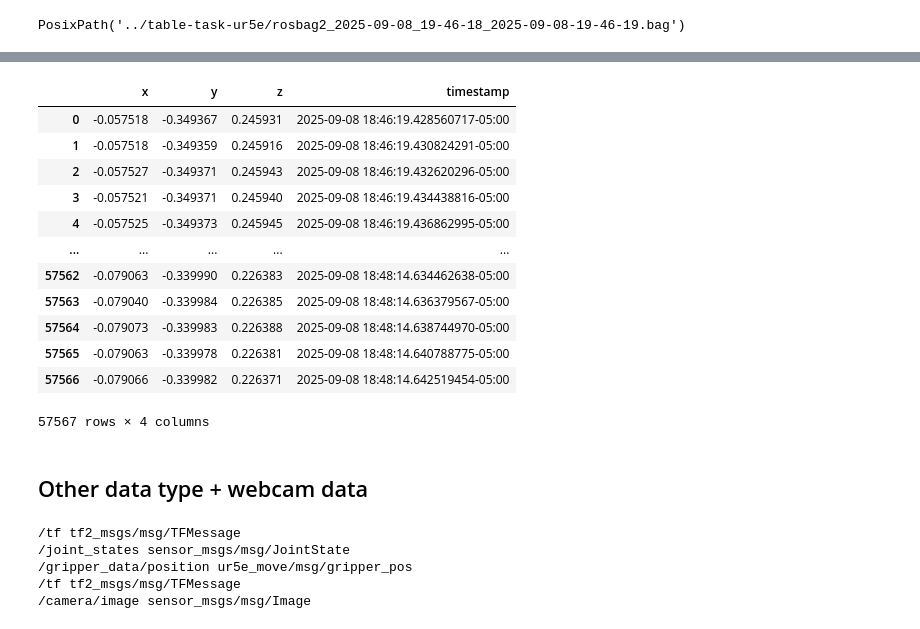
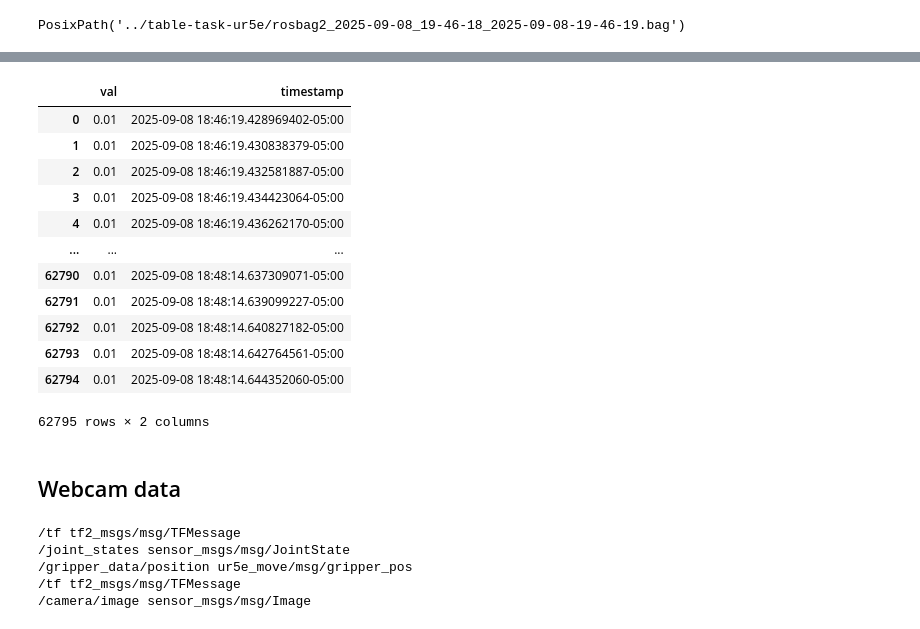
Before and after one commit to AlexanderHIth/temporaryforLSTMTesting, a Jupyter notebook: explore-ur5e-table-task.ipynb, the cells around one changed output, grey strips where cells are left out. Drawn from its saved outputs; the diff is of its cells as text; code cells hidden in the pictures.

```diff
--- a/explore-ur5e-table-task.ipynb
+++ b/explore-ur5e-table-task.ipynb
@@ -44,25 +45,41 @@ bagfile
 # %% [output]
 PosixPath('../table-task-ur5e/rosbag2_2025-09-08_19-46-18_2025-09-08-19-46-19.bag')
 # %%
-def extract_eef_tf_data_from_rosbag(bagfile):
+def extract_eef_data_from_rosbag(bagfile):
     tf = {"x": [], "y": [], "z": [], "timestamp": []}
+    gripper = {"val": [], "timestamp": []}
 
     # Create a type store to use if the bag has no message definitions.
     typestore = get_typestore(Stores.ROS1_NOETIC)
 
     # Create reader instance and open for reading.
     with AnyReader([bagfile], default_typestore=typestore) as reader:
-        connections = [x for x in reader.connections if x.topic == '/imu_raw/Imu']
+        connections = [x for x in reader.connections if x.topic == "/imu_raw/Imu"]
         for connection, timestamp, rawdata in reader.messages(connections=connections):
             msg = reader.deserialize(rawdata, connection.msgtype)
             # print(msg.header.frame_id
             if connection.msgtype == "tf2_msgs/msg/TFMessage":
-                if msg.transforms[0].child_frame_id == "tool0_controller" and msg.transforms[0].header.frame_id == "base":
+                if (
+                    msg.transforms[0].child_frame_id == "tool0_controller"
+                    and msg.transforms[0].header.frame_id == "base"
+                ):
                     tf["x"].append(msg.transforms[0].transform.translation.x)
                     tf["y"].append(msg.transforms[0].transform.translation.y)
                     tf["z"].append(msg.transforms[0].transform.translation.z)
                     # tf["timestamp"].append(pd.to_datetime(timestamp, utc=True).tz_localize("UTC").tz_convert("EST"))
-                    tf["timestamp"].append(pd.to_datetime(timestamp, utc=True).tz_convert("EST"))
+                    tf["timestamp"].append(
+                        pd.to_datetime(timestamp, utc=True).tz_convert("EST")
+                    )
+
+            if connection.msgtype == "ur5e_move/msg/gripper_pos":
+                gripper["val"].append(msg.gripper_pos)
+                gripper["timestamp"].append(
+                    pd.to_datetime(timestamp, utc=True).tz_convert("EST")
+                )
 
     tf_df = pd.DataFrame(tf)
-    return tf_df
+    gripper_df = pd.DataFrame(gripper)
+    gripper_df["val"] = gripper_df["val"].apply(lambda elem: elem / 100)
+    return tf_df, gripper_df
+# %%
+tf_df, gripper_df = extract_eef_data_from_rosbag(bagfile)
@@ -69,22 +102,21 @@ def extract_eef_tf_data_from_rosbag(bagfile):
 # %%
-tf_df = extract_eef_tf_data_from_rosbag(bagfile)
-tf_df
+gripper_df
 # %% [output]
-|  | x | y | z | timestamp |
-| 0 | -0.057518 | -0.349367 | 0.245931 | 2025-09-08 18:46:19.428560717-05:00 |
-| 1 | -0.057518 | -0.349359 | 0.245916 | 2025-09-08 18:46:19.430824291-05:00 |
-| 2 | -0.057527 | -0.349371 | 0.245943 | 2025-09-08 18:46:19.432620296-05:00 |
-| 3 | -0.057521 | -0.349371 | 0.245940 | 2025-09-08 18:46:19.434438816-05:00 |
-| 4 | -0.057525 | -0.349373 | 0.245945 | 2025-09-08 18:46:19.436862995-05:00 |
-| ... | ... | ... | ... | ... |
-| 57562 | -0.079063 | -0.339990 | 0.226383 | 2025-09-08 18:48:14.634462638-05:00 |
-| 57563 | -0.079040 | -0.339984 | 0.226385 | 2025-09-08 18:48:14.636379567-05:00 |
-| 57564 | -0.079073 | -0.339983 | 0.226388 | 2025-09-08 18:48:14.638744970-05:00 |
-| 57565 | -0.079063 | -0.339978 | 0.226381 | 2025-09-08 18:48:14.640788775-05:00 |
-| 57566 | -0.079066 | -0.339982 | 0.226371 | 2025-09-08 18:48:14.642519454-05:00 |
+|  | val | timestamp |
+| 0 | 0.01 | 2025-09-08 18:46:19.428969402-05:00 |
+| 1 | 0.01 | 2025-09-08 18:46:19.430838379-05:00 |
+| 2 | 0.01 | 2025-09-08 18:46:19.432581887-05:00 |
+| 3 | 0.01 | 2025-09-08 18:46:19.434423064-05:00 |
+| 4 | 0.01 | 2025-09-08 18:46:19.436262170-05:00 |
+| ... | ... | ... |
+| 62790 | 0.01 | 2025-09-08 18:48:14.637309071-05:00 |
+| 62791 | 0.01 | 2025-09-08 18:48:14.639099227-05:00 |
+| 62792 | 0.01 | 2025-09-08 18:48:14.640827182-05:00 |
+| 62793 | 0.01 | 2025-09-08 18:48:14.642764561-05:00 |
+| 62794 | 0.01 | 2025-09-08 18:48:14.644352060-05:00 |
-57567 rows × 4 columns
+62795 rows × 2 columns
 # %% [markdown]
-## Other data type + webcam data
+## Webcam data
 # %%
 # Create a typestore for the matching ROS release.
 typestore = get_typestore(Stores.ROS1_NOETIC)
```
Also changed, not shown: parts of 10 cells of this notebook, 3 other files.
